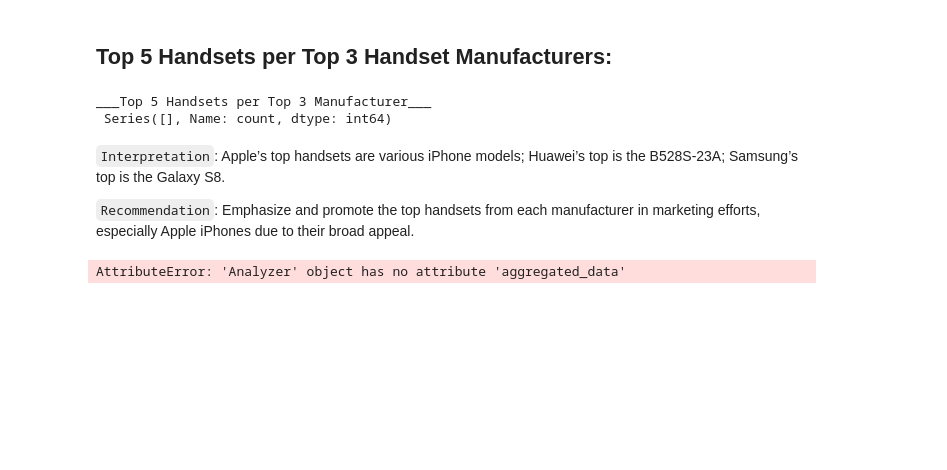
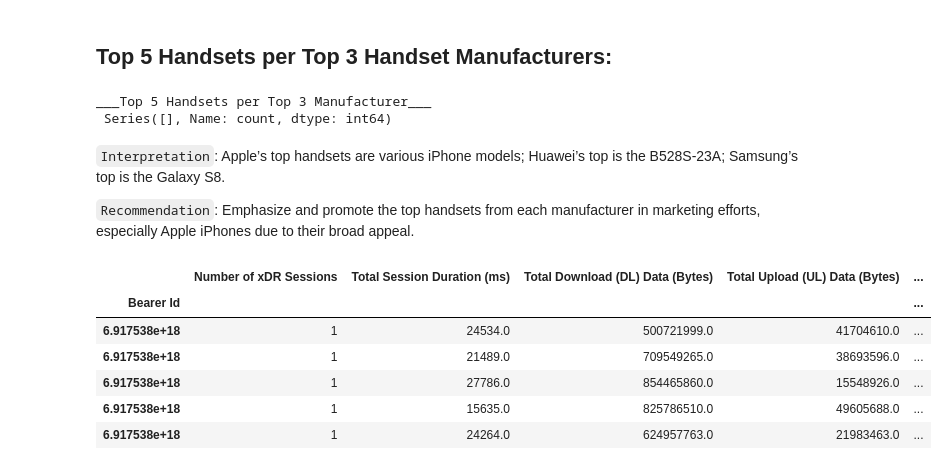
Before and after one commit to J0-Y0/ellCo-Telecom-Analysis, a Jupyter notebook: notebooks/user_overview_analysis.ipynb, the cells around one changed output. Cells and saved outputs as stored; diff of their text form; code cells hidden in the pictures; blank space fills up the shorter version.

```diff
--- a/notebooks/user_overview_analysis.ipynb
+++ b/notebooks/user_overview_analysis.ipynb
@@ -169,5 +170,12 @@ ___Top 5 Handsets per Top 3 Manufacturer___
 `Recommendation`: Emphasize and promote the top handsets from each manufacturer in marketing efforts, especially Apple iPhones due to their broad appeal.
 # %%
 user_summary = analyzer.aggregate_user_data(cleaned_data)
+user_summary.head()
 # %% [output]
-AttributeError: 'Analyzer' object has no attribute 'aggregated_data'
+|  | Number of xDR Sessions | Total Session Duration (ms) | Total Download (DL) Data (Bytes) | Total Upload (UL) Data (Bytes) | ... |
+| Bearer Id |  |  |  |  | ... |
+| 6.917538e+18 | 1 | 24534.0 | 500721999.0 | 41704610.0 | ... |
+| 6.917538e+18 | 1 | 21489.0 | 709549265.0 | 38693596.0 | ... |
+| 6.917538e+18 | 1 | 27786.0 | 854465860.0 | 15548926.0 | ... |
+| 6.917538e+18 | 1 | 15635.0 | 825786510.0 | 49605688.0 | ... |
+| 6.917538e+18 | 1 | 24264.0 | 624957763.0 | 21983463.0 | ... |
```
Also changed, not shown: parts of 8 cells of this notebook, 2 other files.
